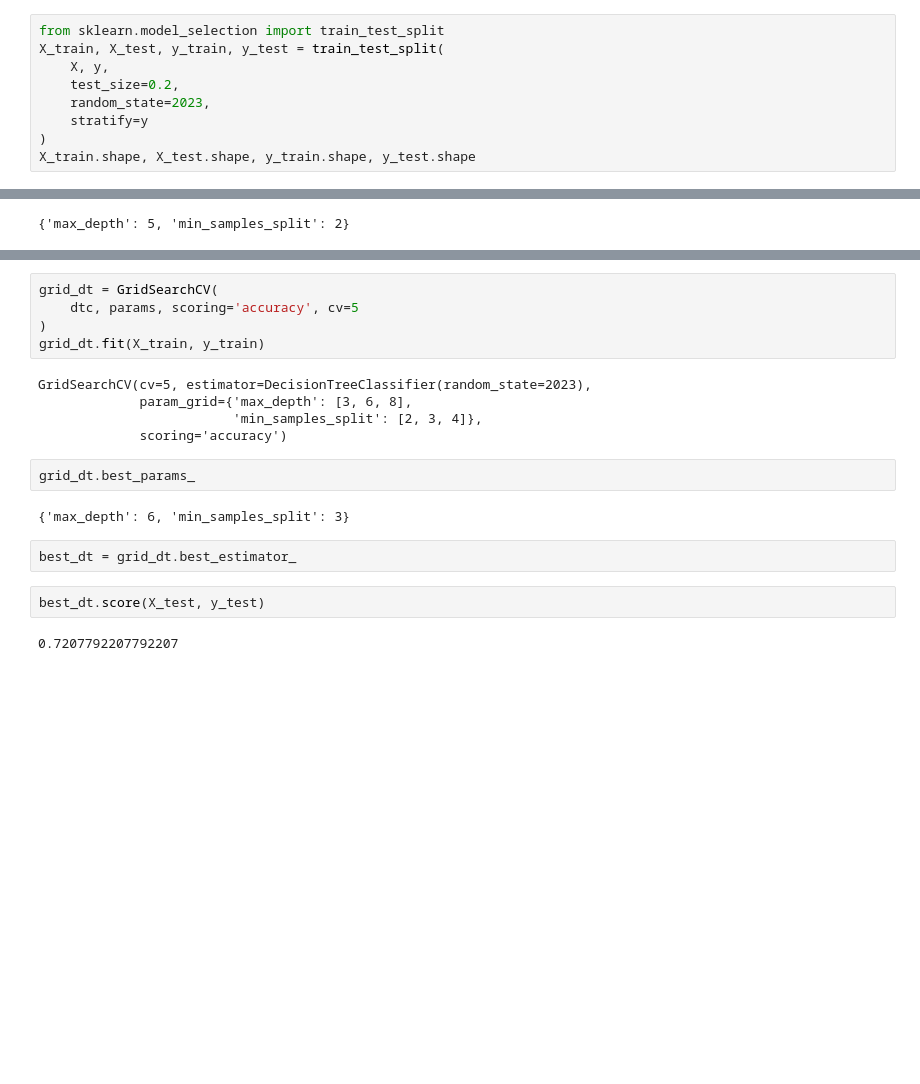
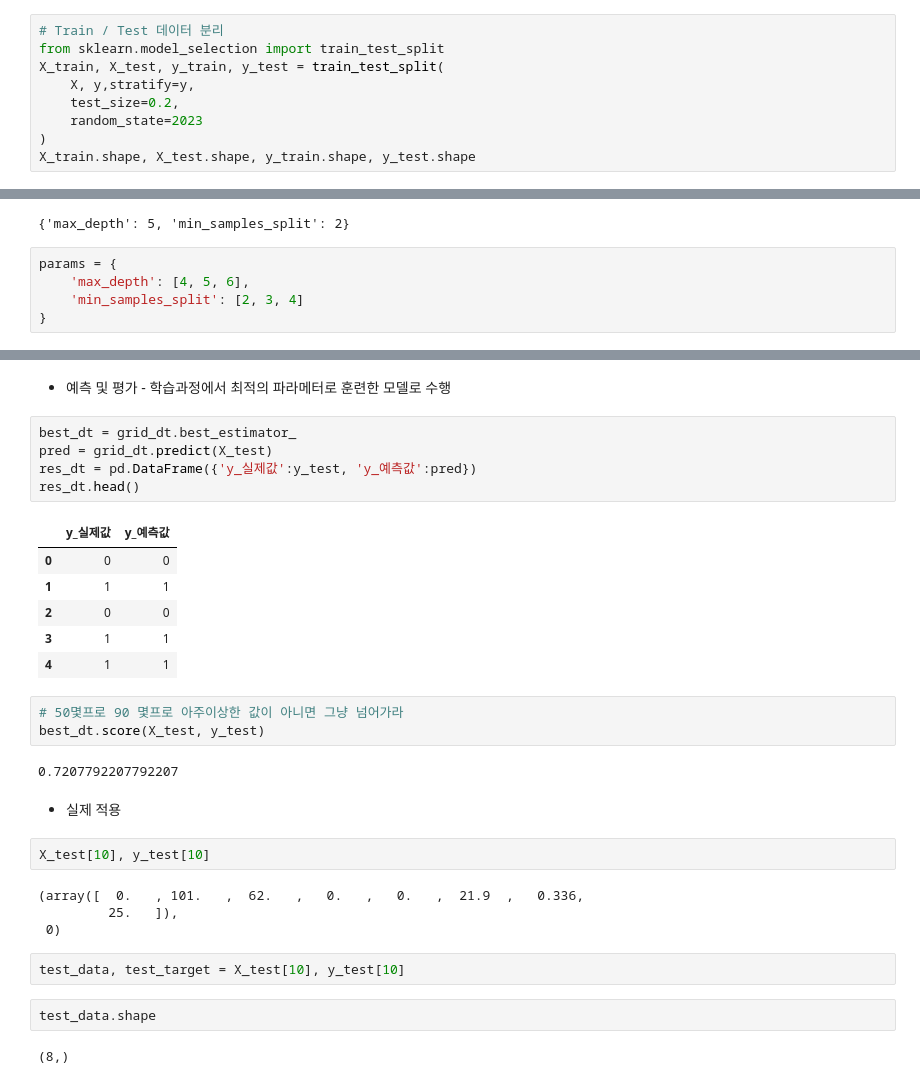
Before and after one commit to wowgang/MachineLearningLecture-2023, a Jupyter notebook: 01.Intro/03.PimaIndiansDiabetes.ipynb, the cells around one changed output, grey strips where cells are left out. Cells and saved outputs as stored; diff of their text form; blank space fills up the shorter version.

```diff
--- a/01.Intro/03.PimaIndiansDiabetes.ipynb
+++ b/01.Intro/03.PimaIndiansDiabetes.ipynb
@@ -92,10 +100,10 @@ y = df.iloc[:, -1].values
 # %%
+# Train / Test 데이터 분리
 from sklearn.model_selection import train_test_split
 X_train, X_test, y_train, y_test = train_test_split(
-    X, y,
+    X, y,stratify=y,
     test_size=0.2,
-    random_state=2023,
-    stratify=y
+    random_state=2023
 )
 X_train.shape, X_test.shape, y_train.shape, y_test.shape
 # %% [output]
@@ -175,3 +196,8 @@ GridSearchCV(cv=5, estimator=DecisionTreeClassifier(random_state=2023),
 grid_dt.best_params_
 # %% [output]
 {'max_depth': 5, 'min_samples_split': 2}
+# %%
+params = {
+    'max_depth': [4, 5, 6],
+    'min_samples_split': [2, 3, 4]
+}
@@ -187,20 +219,33 @@ params = {
-# %%
-grid_dt = GridSearchCV(
-    dtc, params, scoring='accuracy', cv=5
-)
-grid_dt.fit(X_train, y_train)
-# %% [output]
-GridSearchCV(cv=5, estimator=DecisionTreeClassifier(random_state=2023),
-             param_grid={'max_depth': [3, 6, 8],
-                         'min_samples_split': [2, 3, 4]},
-             scoring='accuracy')
-# %%
-grid_dt.best_params_
-# %% [output]
-{'max_depth': 6, 'min_samples_split': 3}
-# %%
-best_dt = grid_dt.best_estimator_
-# %%
-best_dt.score(X_test, y_test)
-# %% [output]
-0.7207792207792207
+# %% [markdown]
+- 예측 및 평가 - 학습과정에서 최적의 파라메터로 훈련한 모델로 수행
+# %%
+best_dt = grid_dt.best_estimator_
+pred = grid_dt.predict(X_test)
+res_dt = pd.DataFrame({'y_실제값':y_test, 'y_예측값':pred})
+res_dt.head()
+# %% [output]
+|  | y_실제값 | y_예측값 |
+| 0 | 0 | 0 |
+| 1 | 1 | 1 |
+| 2 | 0 | 0 |
+| 3 | 1 | 1 |
+| 4 | 1 | 1 |
+# %%
+# 50몇프로 90 몇프로 아주이상한 값이 아니면 그냥 넘어가라
+best_dt.score(X_test, y_test)
+# %% [output]
+0.7207792207792207
+# %% [markdown]
+- 실제 적용
+# %%
+X_test[10], y_test[10]
+# %% [output]
+(array([  0.   , 101.   ,  62.   ,   0.   ,   0.   ,  21.9  ,   0.336,
+         25.   ]),
+ 0)
+# %%
+test_data, test_target = X_test[10], y_test[10]
+# %%
+test_data.shape
+# %% [output]
+(8,)
```
Also changed, not shown: parts of 10 cells of this notebook, 7 other files.
